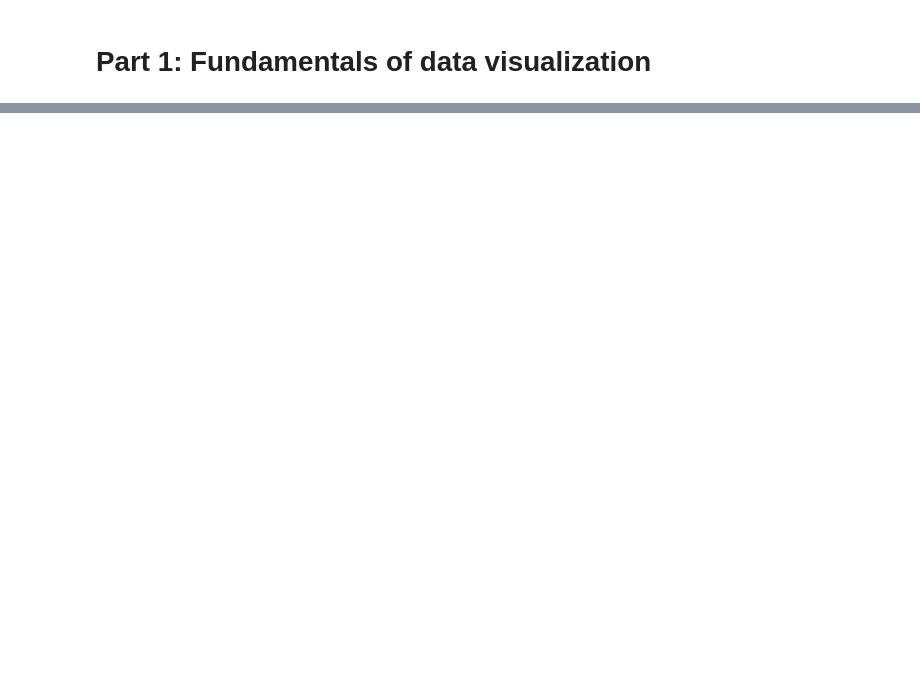
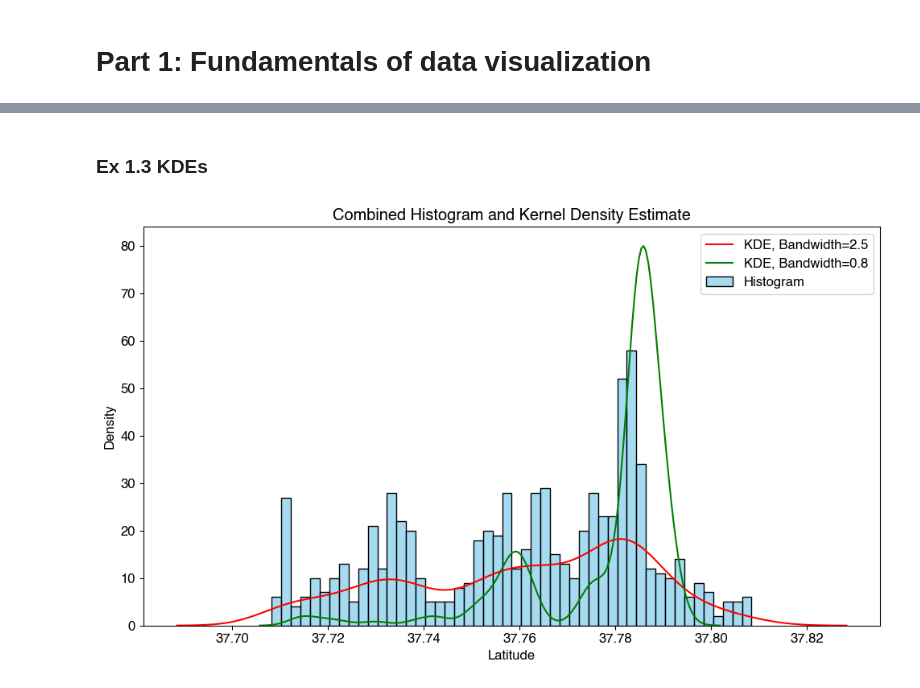
Before and after one commit to clbokea/socialdata2024, a Jupyter notebook: exercises/week3/week3_part3.ipynb, the cells around one changed output, grey strips where cells are left out. Saved outputs shown, nothing was run; the diff lists cells and outputs as text; code cells hidden in the pictures; blank space fills up the shorter version.

```diff
--- a/exercises/week3/week3_part3.ipynb
+++ b/exercises/week3/week3_part3.ipynb
@@ -127,0 +130,38 @@ plt.show()
+# %% [markdown]
+### Ex 1.3 KDEs
+# %%
+# Convert 'Date' column to datetime objects
+df['Date'] = pd.to_datetime(df['Date'])
+
+# Choose two crime types
+crime_type1 = 'WEAPON LAWS'
+crime_type2 = 'PROSTITUTION'
+
+# Choose time intervals
+start_date = '2015-01-01'
+end_date = '2015-06-30'
+
+# Filter the DataFrame for the two crime types
+df_crime1 = df[(df['Category'] == crime_type1) & (df['Date'] >= start_date) & (df['Date'] <= end_date) & (df['Y'] >= 36) & (df['Y'] <= 38)]
+df_crime2 = df[(df['Category'] == crime_type2) & (df['Date'] >= start_date) & (df['Date'] <= end_date) & (df['Y'] >= 36) & (df['Y'] <= 38)]
+
+# Use seaborn to plot histograms and KDEs for the selected crime types
+plt.figure(figsize=(10, 6))
+
+# Histogram and KDE for the first crime type
+sns.histplot(df_crime1['Y'], color="skyblue", label="Histogram", kde=False, bins=50)
+sns.kdeplot(df_crime1['Y'], color="red", label="KDE, Bandwidth=2.5", bw_adjust=1)
+
+# Histogram and KDE for the second crime type (with adjusted bandwidth)
+# Uncomment the next line to include a second KDE with different bandwidth
+sns.kdeplot(df_crime2['Y'], color="green", label="KDE, Bandwidth=0.8", bw_adjust=0.5)
+
+plt.xlabel('Latitude')
+plt.ylabel('Density')
+plt.title('Combined Histogram and Kernel Density Estimate')
+plt.legend()
+
+plt.tight_layout()
+plt.show()
+# %% [output]
+[figure, added]
```
Also changed, not shown: parts of 20 cells of this notebook.
